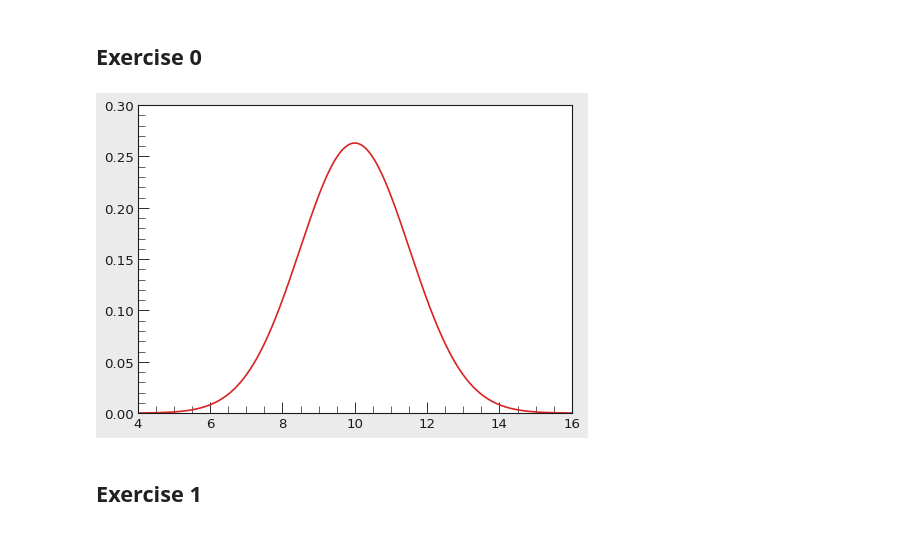
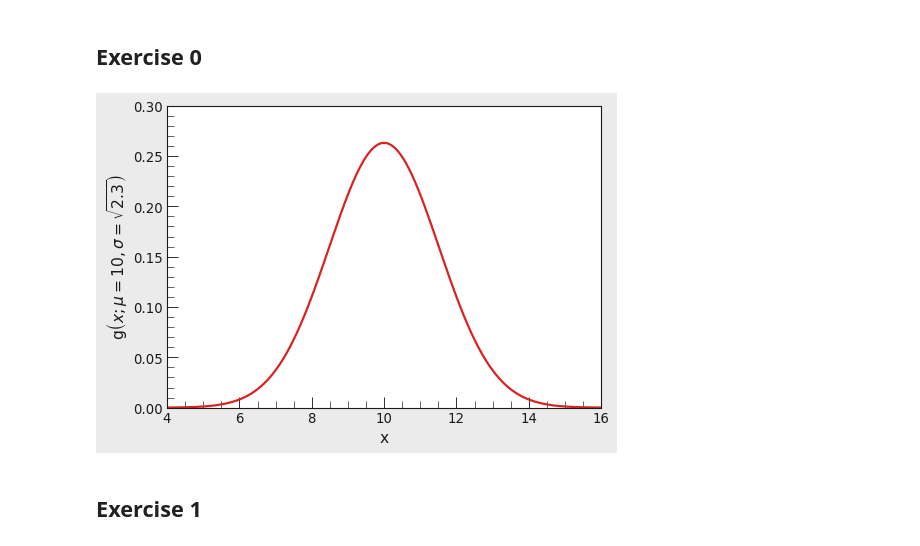
Before and after one commit to PhilKofoed/AMAS2023, a Jupyter notebook: Philip/Problemset2/Problemset2.ipynb, the cells around one changed output. Saved outputs shown, nothing was run; the diff lists cells and outputs as text; code cells hidden in the pictures.

```diff
--- a/Philip/Problemset2/Problemset2.ipynb
+++ b/Philip/Problemset2/Problemset2.ipynb
@@ -21,20 +21,23 @@ plt.style.use("../KD_style.mplstyle")
 # %%
 def gauss_pdf(x, mu, sigma):
     return stats.norm.pdf(x, mu, sigma)
 
 mu_front = 10
 sigma_front = np.sqrt(2.3)
 
 x_front = np.arange(mu_front - 5 * sigma_front, mu_front + 5 * sigma_front, 0.01)
 y_front = gauss_pdf(x_front, mu_front, sigma_front)
 plt.plot(x_front, y_front)
 xrange = (mu_front - 4 * sigma_front, mu_front + 4 * sigma_front)
 plt.xlim(4, 16)
 # plt.hlines(0, *xrange, color = "k", linewidth = 0.5)
 plt.ylim(0, 0.3)
 plt.grid(False)
+plt.xlabel("x")
+plt.ylabel(r"g$\left(x; \mu = 10, \sigma = \sqrt{2.3}\right)$")
+plt.savefig("./gaussian.pdf", facecolor = "white")
 # %% [output]
-[figure, old version]
+[figure, new version]
 # %% [markdown]
 ## Exercise 1
 # %%
```
Also changed, not shown: parts of 20 cells of this notebook, 7 other files.
